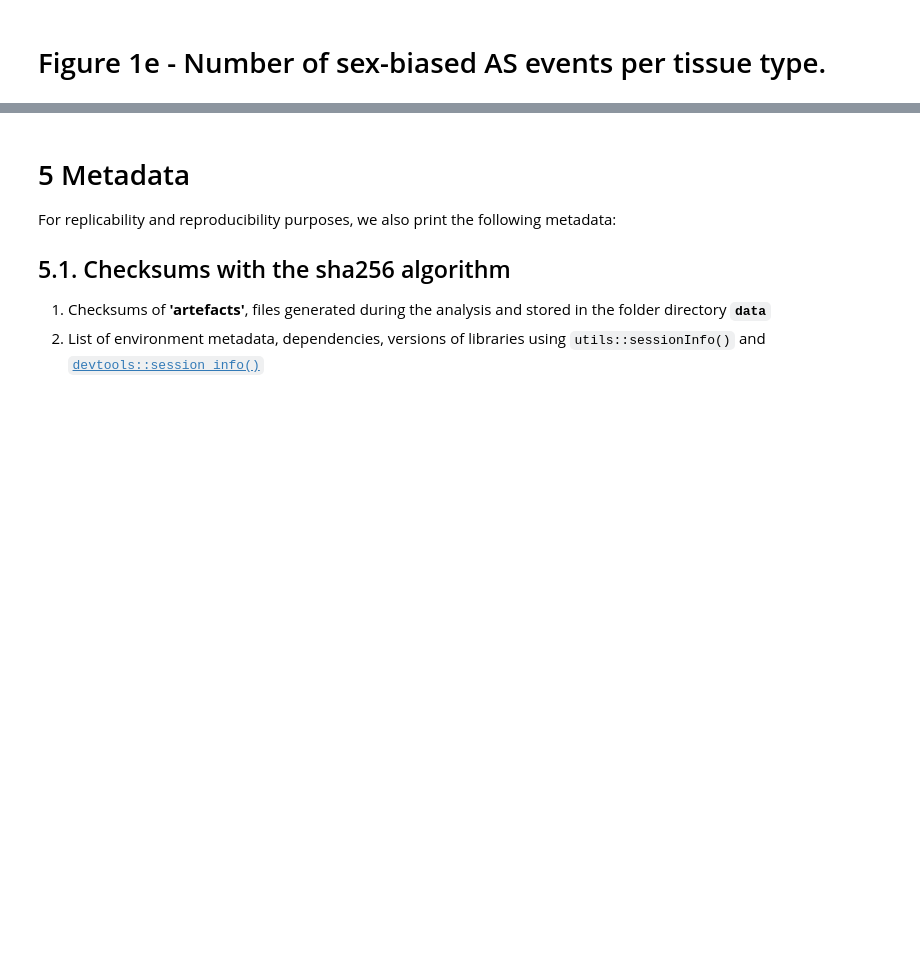
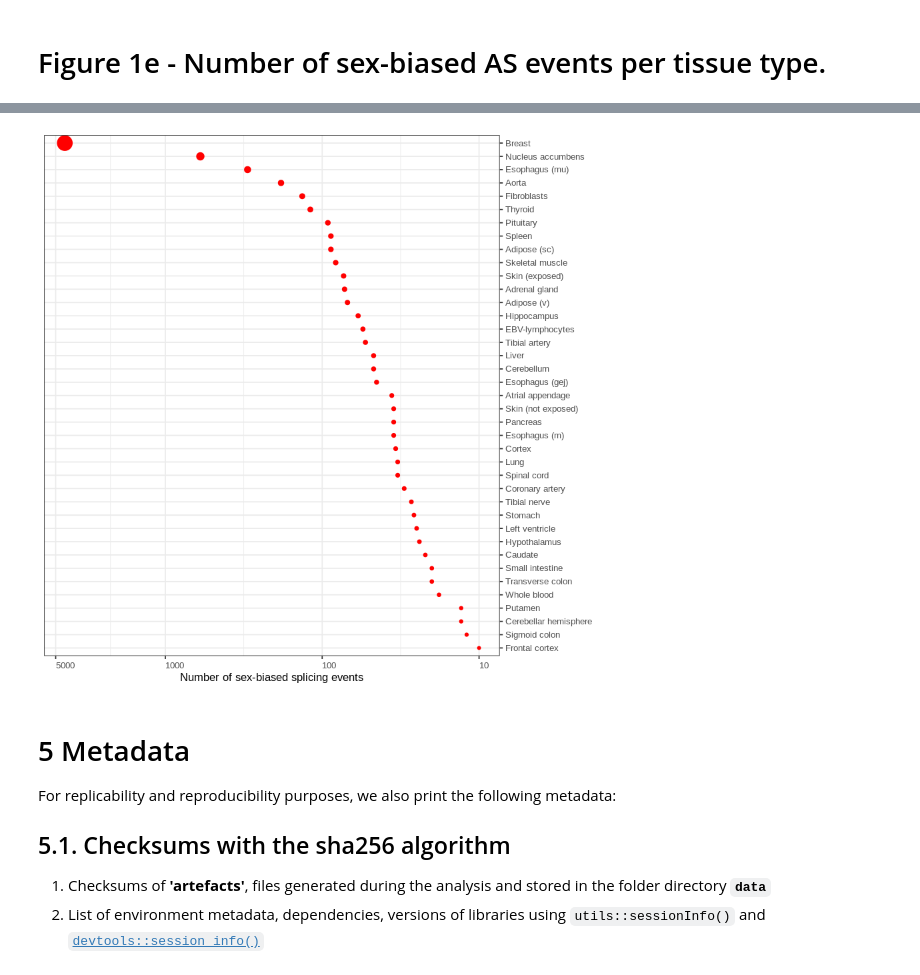
Before and after one commit to TheJacksonLaboratory/sbas, a Jupyter notebook: jupyter/figure1.ipynb, the cells around one changed output, grey strips where cells are left out. Saved outputs shown, nothing was run; the diff lists cells and outputs as text; code cells hidden in the pictures; blank space fills up the shorter version.

```diff
--- a/jupyter/figure1.ipynb
+++ b/jupyter/figure1.ipynb
@@ -452,7 +535,7 @@ tissue_shared_male_female
 Let's now define a function named `fit_tissue()`that accepts two arguments, the `tissue` and an `object` and create the **model matrix** based  that tissue's sex. We will perform a linear fit after calculating normal factors (based on the library size) and calculate the dispersion using `voom` (mean variance model of dispersion). We are saving the resulting matrixes as files.
 # %%
 fit_tissue <- function (tissue, obj) {
-    tissue_true             <- pData(obj)$tissue == tissue
+    tissue_true             <- pData(obj)$SMTSD == tissue
     tissue_obj              <- obj[,tissue_true ==TRUE]
     tissue_sex              <- factor(pData(tissue_obj)$SEX)
     tissue_design           <- model.matrix(~tissue_sex)
@@ -627,2 +841,16 @@ do.call("pheatmap", c(hm.parameters,  filename="../pdf/Figure1c.pdf"))
 # %% [markdown]
 # Figure 1e - Number of sex-biased AS events per tissue type.
+# %%
+rm(totals)
+totals <- read.table("../data/Totals_by_tissue.tsv", sep = "\t", header = T)
+totals$Label <- totals$tissue
+for (i in (1:length(totals[,"Tissue"]))) {
+    id <- as.character(tissue_reduction[,"SMTSD"]) %in% as.character(totals[i,"Tissue"])
+    totals[i,"Label"] <- tissue_reduction[id,"display_name"]
+    message("\nmatch to display name\n",
+        paste(totals[i,"Label"], collapse = " "))
+
+}
+totals_s <- totals %>% arrange(Total)
+totals_s$Label <- factor(totals_s$Label, levels = totals_s$Label)
+levels(totals_s$Label)
@@ -629,39 +904,25 @@ do.call("pheatmap", c(hm.parameters,  filename="../pdf/Figure1c.pdf"))
 # %%
-totals <- read.table("../dimorphAS/figures/figure1/Totals_by_tissue_annotated.txt", sep = "\t", quote = NULL, header = T)
-totals_s <- totals %>% arrange(Total)
-totals_s$Label <- factor(totals_s$Label, levels = totals_s$Label)
-
-
-## Function to get a reverse log10 scale on the x axis
-reverselog_trans <- function(base = exp(1)) {
-  trans <- function(x) -log(x, base)
-  inv <- function(x) base^(-x)
-  trans_new(paste0("reverselog-", format(base)), trans, inv,
-            log_breaks(base = base),
-            domain = c(1e-100, Inf))
-}
-
-
-
 g<-ggplot(totals_s, aes(y = Label, x = Total, size = Total)) +
   geom_point(color = "red") +
   theme_bw() +
   scale_x_continuous(trans=reverselog_trans(), breaks=c(1,10,100,1000,5000,10000)) +#breaks=c(10000, 5000,1000,100,10,1)) +
   scale_y_discrete(position = "right") +
   theme(axis.text.x = element_text(size=8, angle = 0, hjust = 0.0, vjust = 0.5),
         axis.text.y = element_text(size=8),
         axis.title.x = element_text(face="plain", colour="black",
                                     size=10),
         axis.title.y = element_blank(),
         legend.title=element_blank(),
         legend.text = element_text(face="plain", colour="black",
                                    size=8)) +
   xlab(paste("Number of sex-biased splicing events")) +
   ylab("Tissue") +
   guides(size=FALSE)
 
 g
 ggsave("../pdf/Figure1d.pdf",g, height = 4.5, width = 4)
+# %% [output]
+[figure, added]
 # %% [markdown]
 # 5 Metadata
 
```
Also changed, not shown: parts of 44 cells of this notebook, 4 other files.
